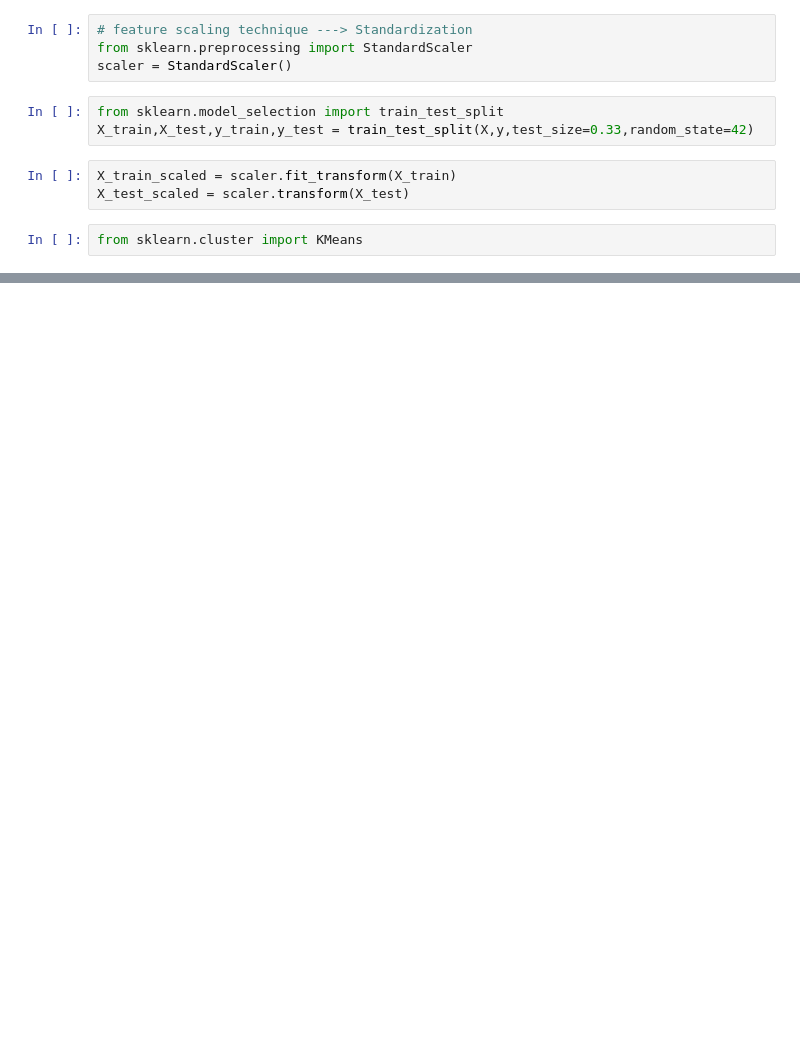
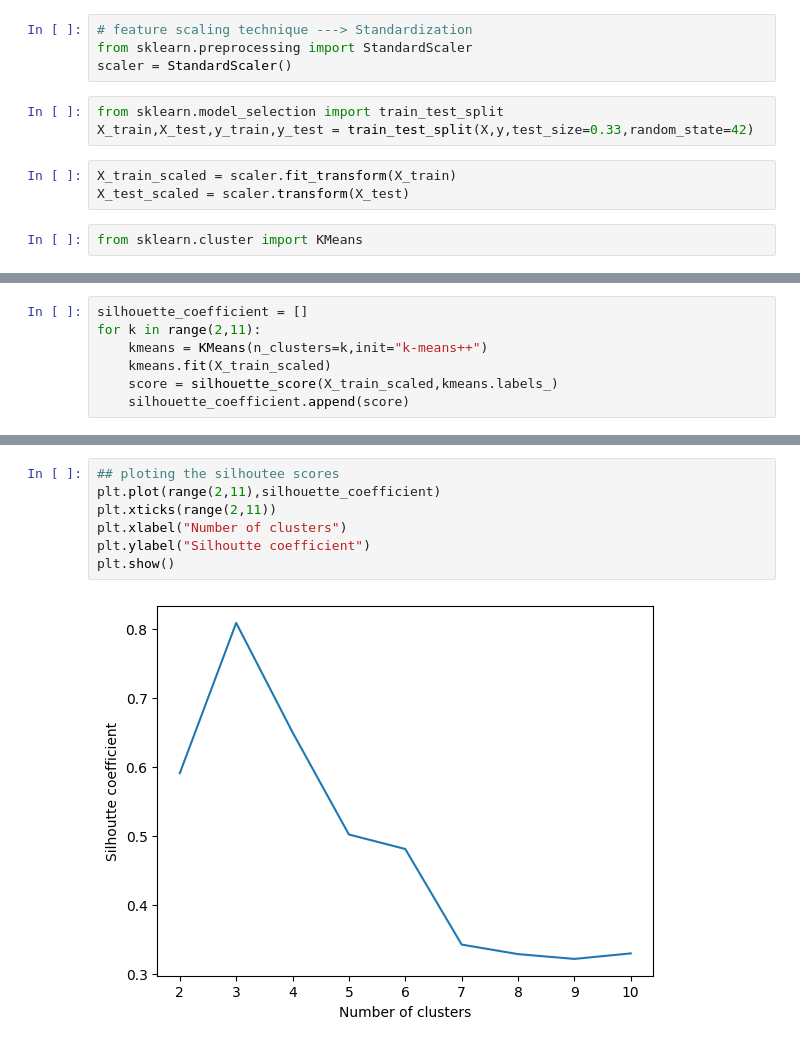
Before and after one commit to JITESH-KUMAR05/myGenAIPrac, a Jupyter notebook: MLBasics/K_Means/kmeansImplementation.ipynb, the cells around one changed output, grey strips where cells are left out. Saved outputs shown, nothing was run; the diff lists cells and outputs as text; blank space fills up the shorter version.

```diff
--- a/MLBasics/K_Means/kmeansImplementation.ipynb
+++ b/MLBasics/K_Means/kmeansImplementation.ipynb
@@ -60,0 +156,7 @@ wcss =[]
+# %%
+silhouette_coefficient = []
+for k in range(2,11):
+    kmeans = KMeans(n_clusters=k,init="k-means++")
+    kmeans.fit(X_train_scaled)
+    score = silhouette_score(X_train_scaled,kmeans.labels_)
+    silhouette_coefficient.append(score)
@@ -60,0 +175,9 @@ wcss =[]
+# %%
+## ploting the silhoutee scores
+plt.plot(range(2,11),silhouette_coefficient)
+plt.xticks(range(2,11))
+plt.xlabel("Number of clusters")
+plt.ylabel("Silhoutte coefficient")
+plt.show()
+# %% [output]
+[figure, added]
```
Also changed, not shown: parts of 18 cells of this notebook, 5 other files.
